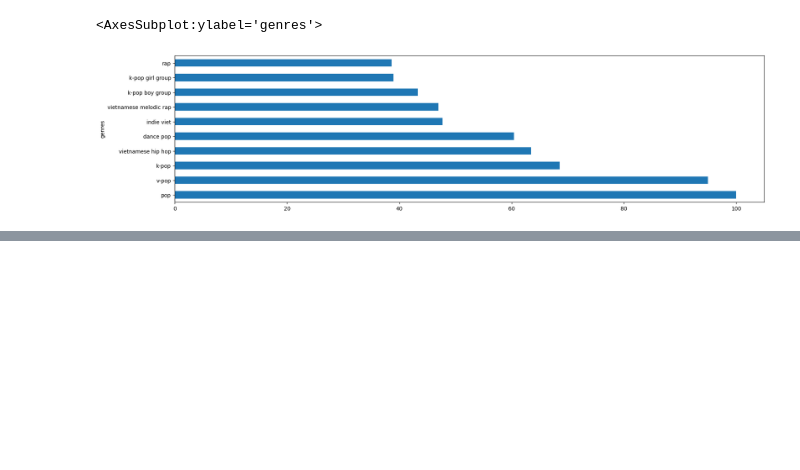
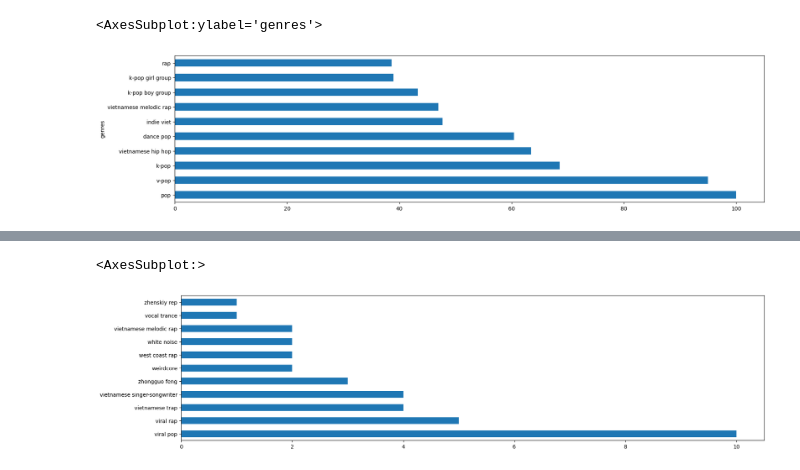
Before and after one commit to quytrungg/Final_Project_CSC14119, a Jupyter notebook: data_analysis/components/artists_data_analysis.ipynb, the cells around one changed output, grey strips where cells are left out. Drawn from its saved outputs; the diff is of its cells as text; code cells hidden in the pictures; blank space fills up the shorter version.

```diff
--- a/data_analysis/components/artists_data_analysis.ipynb
+++ b/data_analysis/components/artists_data_analysis.ipynb
@@ -137,0 +140,4 @@ genre_trend.nlargest(n=10, columns='rating')['rating'].plot.barh(figsize=(20, 5)
+# %%
+df['month'] = pd.DatetimeIndex(df['released_date']).month
+df['year'] = pd.DatetimeIndex(df['released_date']).year
+df.head()
@@ -137,0 +161,4 @@ genre_trend.nlargest(n=10, columns='rating')['rating'].plot.barh(figsize=(20, 5)
+# %%
+song_release_df = df.explode('genres').loc[:, ['name', 'genres', 'popularity', 'year', 'month']].reset_index(drop=True)
+genre_release = song_release_df.groupby(['year', 'month']).max()
+genre_release
@@ -137,0 +184,5 @@ genre_trend.nlargest(n=10, columns='rating')['rating'].plot.barh(figsize=(20, 5)
+# %%
+genre_release['genres'].value_counts().plot.barh(figsize=(20, 5))
+# %% [output]
+<AxesSubplot:>
+[figure, added]
```
Also changed, not shown: parts of 5 cells of this notebook.
